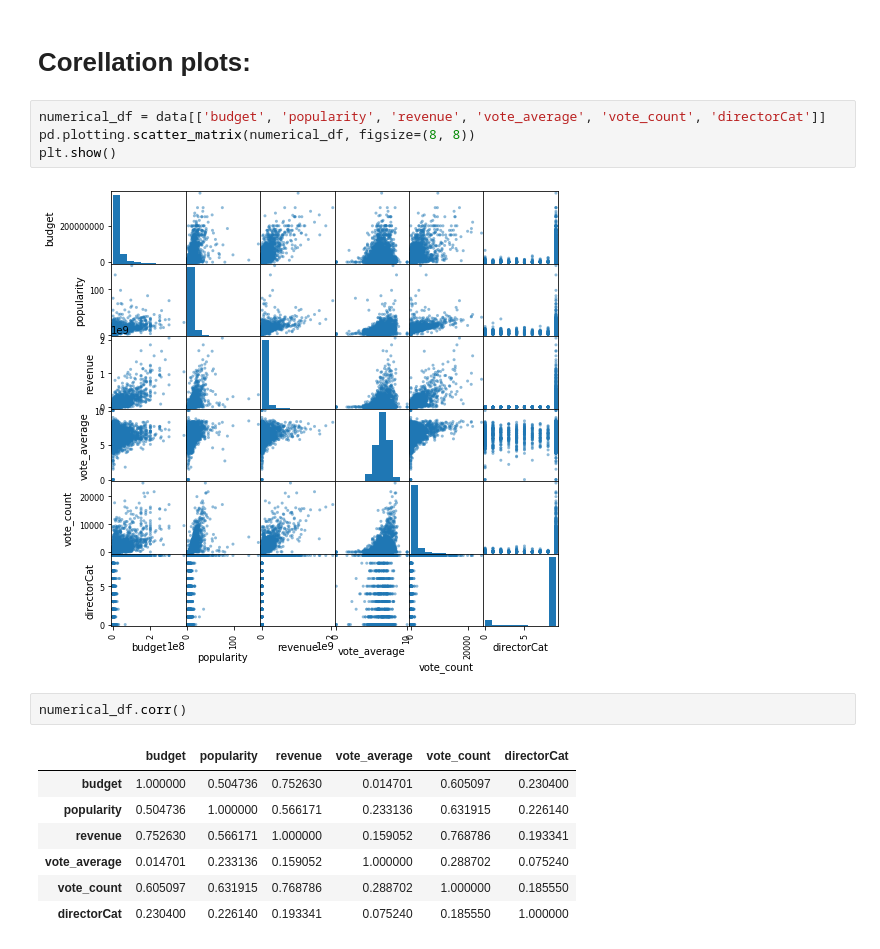
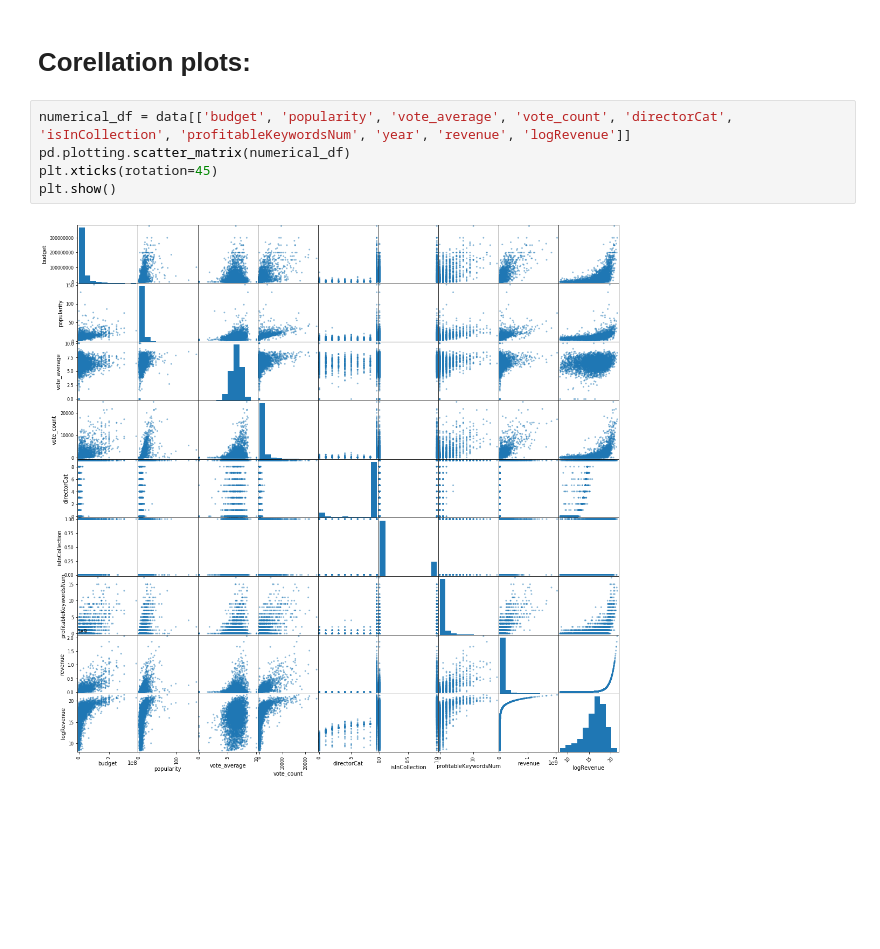
Before and after one commit to Stayermax/BORP, a Jupyter notebook: EDA.ipynb, the cells around one changed output. Saved outputs shown, nothing was run; the diff lists cells and outputs as text; blank space fills up the shorter version.

```diff
--- a/EDA.ipynb
+++ b/EDA.ipynb
@@ -86,18 +141,9 @@ PLT2
 # %% [markdown]
 # Corellation plots:
 # %%
-numerical_df = data[['budget', 'popularity', 'revenue', 'vote_average', 'vote_count', 'directorCat']]
-pd.plotting.scatter_matrix(numerical_df, figsize=(8, 8))
+numerical_df = data[['budget', 'popularity', 'vote_average', 'vote_count', 'directorCat', 'isInCollection', 'profitableKeywordsNum', 'year', 'revenue', 'logRevenue']]
+pd.plotting.scatter_matrix(numerical_df)
+plt.xticks(rotation=45)
 plt.show()
 # %% [output]
-[figure, old version]
+[figure, new version]
-# %%
-numerical_df.corr()
-# %% [output]
-|  | budget | popularity | revenue | vote_average | vote_count | directorCat |
-| budget | 1.000000 | 0.504736 | 0.752630 | 0.014701 | 0.605097 | 0.230400 |
-| popularity | 0.504736 | 1.000000 | 0.566171 | 0.233136 | 0.631915 | 0.226140 |
-| revenue | 0.752630 | 0.566171 | 1.000000 | 0.159052 | 0.768786 | 0.193341 |
-| vote_average | 0.014701 | 0.233136 | 0.159052 | 1.000000 | 0.288702 | 0.075240 |
-| vote_count | 0.605097 | 0.631915 | 0.768786 | 0.288702 | 1.000000 | 0.185550 |
-| directorCat | 0.230400 | 0.226140 | 0.193341 | 0.075240 | 0.185550 | 1.000000 |
```
Also changed, not shown: parts of 21 cells of this notebook, 1 other file.
